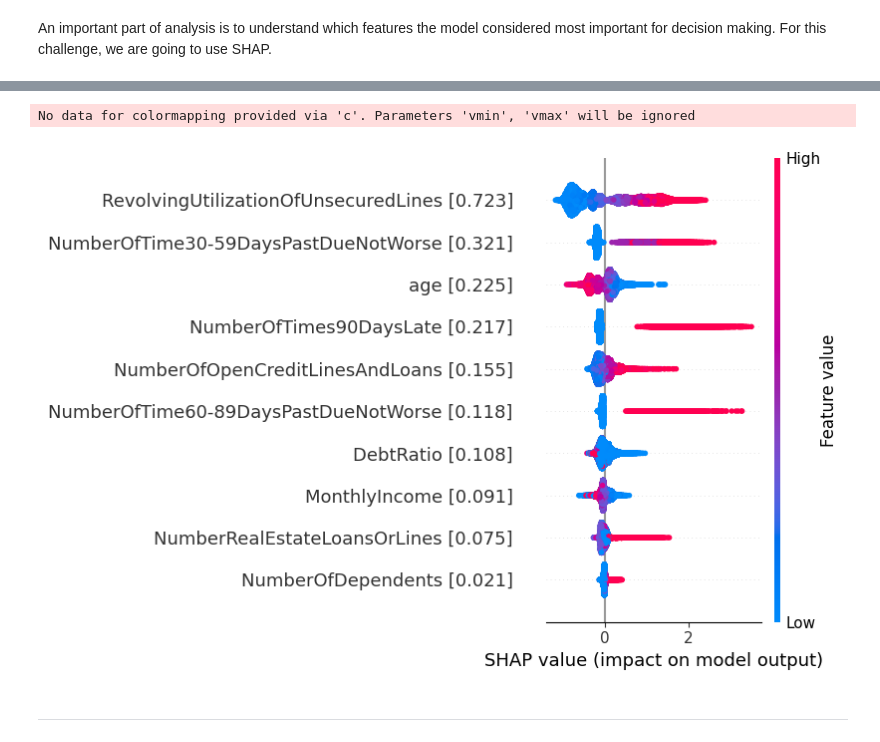
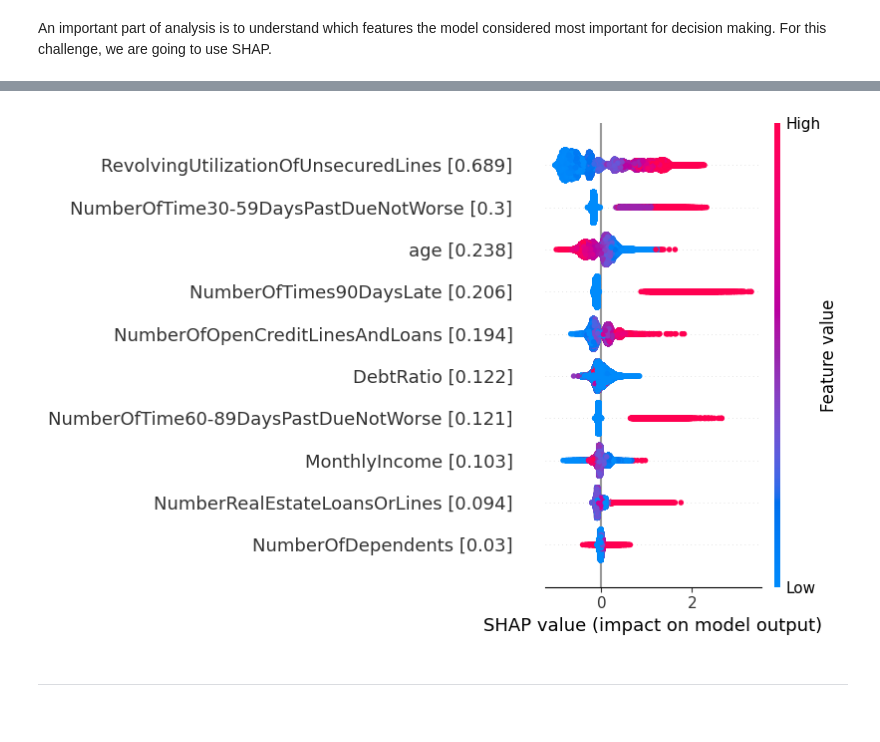
Before and after one commit to hardikvaniya/Classroom-management-system, a Jupyter notebook: Financial_distress_prediction.ipynb, the cells around one changed output, grey strips where cells are left out. Cells and saved outputs as stored; diff of their text form; code cells hidden in the pictures.

```diff
--- a/Financial_distress_prediction.ipynb
+++ b/Financial_distress_prediction.ipynb
@@ -523,16 +529,15 @@ LightGBM binary classifier with TreeExplainer shap values output has changed to
 # %%
-top_features = shapley_feature_ranking(shap_values[1], X_test, top=X_test.shape[1])
+top_features = shapley_feature_ranking(shap_values, X_test, top=X_test.shape[1])
 feat_name =  pd.merge(pd.DataFrame({'features':X_test.columns}), top_features, how="left", on=["features"])
 
 feat_val = [
              col + " [" + str(round(feat_name.iloc[i]['importance'], 3)) + "]"
              for i, col in enumerate(feat_name['features'])
              ]
 
-shap.summary_plot(shap_values[1], X_test, feature_names=feat_val, show=False)
+shap.summary_plot(shap_values, X_test, feature_names=feat_val, show=False)
 plt.show()
 # %% [output]
-No data for colormapping provided via 'c'. Parameters 'vmin', 'vmax' will be ignored
-[figure, old version]
+[figure, new version]
 # %% [markdown]
 ---
```
Also changed, not shown: parts of 6 cells of this notebook.
